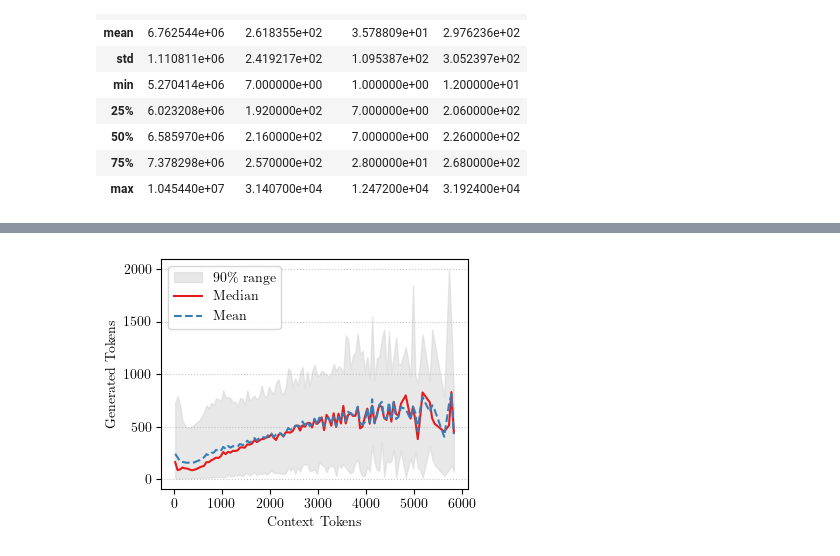
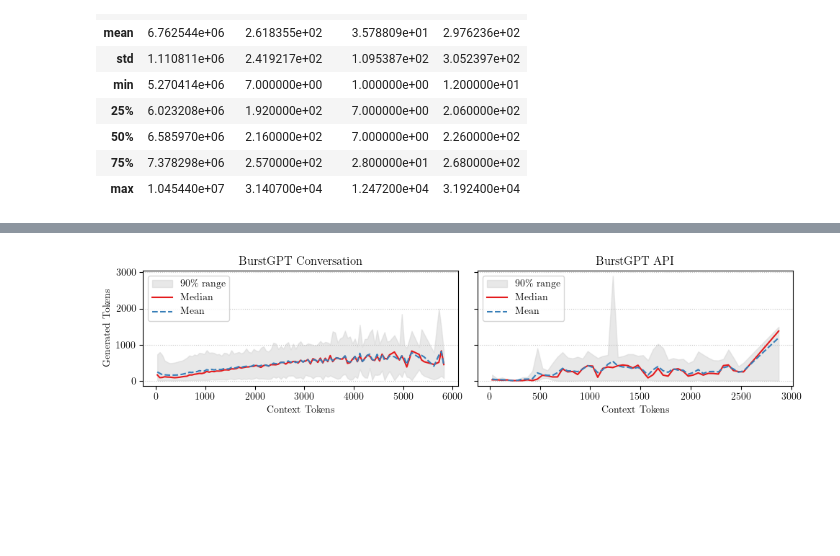
Before and after one commit to NathanRignall/llm-scheduling, a Jupyter notebook: notebooks/traces.ipynb, the cells around one changed output, grey strips where cells are left out. Saved outputs shown, nothing was run; the diff lists cells and outputs as text; code cells hidden in the pictures; blank space fills up the shorter version.

```diff
--- a/notebooks/traces.ipynb
+++ b/notebooks/traces.ipynb
@@ -302,34 +303,91 @@ burst_conv_p05        = burst_conv_p05.loc[good_bins]
 burst_conv_p95        = burst_conv_p95.loc[good_bins]
 
 # get the bin centers
-burst_bin_centers = np.array([iv.mid for iv in good_bins])
+burst_conv_bin_centers = np.array([iv.mid for iv in good_bins])
+
+# extract the context tokens and generated tokens (API) from the burst trace
+burst_code_max_context_tokens   = burst_code_trace_df['Request tokens'].max()
+burst_code_avg_context_tokens   = burst_code_trace_df['Request tokens'].mean()
+burst_code_max_generated_tokens = burst_code_trace_df['Response tokens'].max()
+burst_code_avg_generated_tokens = burst_code_trace_df['Response tokens'].mean()
+burst_bin_size  = 50
+burst_code_bins = np.arange(0, burst_code_max_context_tokens + burst_bin_size, burst_bin_size)
+burst_code_trace_df['context_bin'] = pd.cut(
+    burst_code_trace_df['Request tokens'],
+    bins=burst_code_bins
+)
+
+# group by context bin and compute mean, median, p05, p95
+grp = burst_code_trace_df.groupby('context_bin', observed=True)['Response tokens']
+burst_counts         = grp.count()       # how many samples per bin
+burst_code_mean_gen  = grp.mean()
+burst_code_median_gen= grp.median()
+burst_code_p05       = grp.quantile(0.05)
+burst_code_p95       = grp.quantile(0.95)
+
+# filter out bins with too few samples
+min_samples = 20
+good_bins = burst_counts[burst_counts >= min_samples].index
+burst_code_mean_gen   = burst_code_mean_gen.loc[good_bins]
+burst_code_median_gen = burst_code_median_gen.loc[good_bins]
+burst_code_p05        = burst_code_p05.loc[good_bins]
+burst_code_p95        = burst_code_p95.loc[good_bins]
+
+# get the bin centers
+burst_code_bin_centers = np.array([iv.mid for iv in good_bins])
 
 # Plot the generated tokens vs context tokens
-plt.figure(figsize=(4,3))
-plt.fill_between(
-    burst_bin_centers,
+fig, axes = plt.subplots(1, 2, figsize=(10, 2.5), sharey=True)
+
+# left subplot: BurstGPT Conversation
+axes[0].fill_between(
+    burst_conv_bin_centers,
     burst_conv_p05.values,
     burst_conv_p95.values,
     color='lightgray', alpha=0.5,
     label=r'90\% range'
 )
-plt.plot(
-    burst_bin_centers,
+axes[0].plot(
+    burst_conv_bin_centers,
     burst_conv_median_gen.values,
     color='C0', label='Median'
 )
-plt.plot(
-    burst_bin_centers,
+axes[0].plot(
+    burst_conv_bin_centers,
     burst_conv_mean_gen.values,
     color='C1', linestyle='--', label='Mean'
 )
-plt.xlabel('Context Tokens')
-plt.ylabel('Generated Tokens')
-# plt.title('Generated vs Context Tokens (BurstGPT Conversation Trace)')
-plt.legend(loc='upper left')
-plt.grid(axis='y', linestyle=':', alpha=0.7)
+axes[0].set_xlabel('Context Tokens')
+axes[0].set_ylabel('Generated Tokens')
+axes[0].set_title('BurstGPT Conversation')
+axes[0].legend(loc='upper left')
+axes[0].grid(axis='y', linestyle=':', alpha=0.7)
+
+# right subplot: BurstGPT API
+axes[1].fill_between(
+    burst_code_bin_centers,
+    burst_code_p05.values,
+    burst_code_p95.values,
+    color='lightgray', alpha=0.5,
+    label=r'90\% range'
+)
+axes[1].plot(
+    burst_code_bin_centers,
+    burst_code_median_gen.values,
+    color='C0', label='Median'
+)
+axes[1].plot(
+    burst_code_bin_centers,
+    burst_code_mean_gen.values,
+    color='C1', linestyle='--', label='Mean'
+)
+axes[1].set_xlabel('Context Tokens')
+axes[1].set_title('BurstGPT API')
+axes[1].legend(loc='upper left')
+axes[1].grid(axis='y', linestyle=':', alpha=0.7)
+
 plt.tight_layout()
-plt.savefig(f"{FIGURE_SAVE_LOCATION}{FIGURE_PREFILE}burst_conv_gen_vs_context.pdf", bbox_inches='tight')
+fig.savefig(f"{FIGURE_SAVE_LOCATION}{FIGURE_PREFILE}burst_vs.pdf", bbox_inches='tight')
 # %% [output]
 A value is trying to be set on a copy of a slice from a DataFrame.
 Try using .loc[row_indexer,col_indexer] = value instead
@@ -339 +402 @@ See the caveats in the documentation: https://pandas.pydata.org/pandas-docs/stab
-[figure, old version]
+[figure, new version]
```
Also changed, not shown: parts of 10 cells of this notebook, 4 other files.
